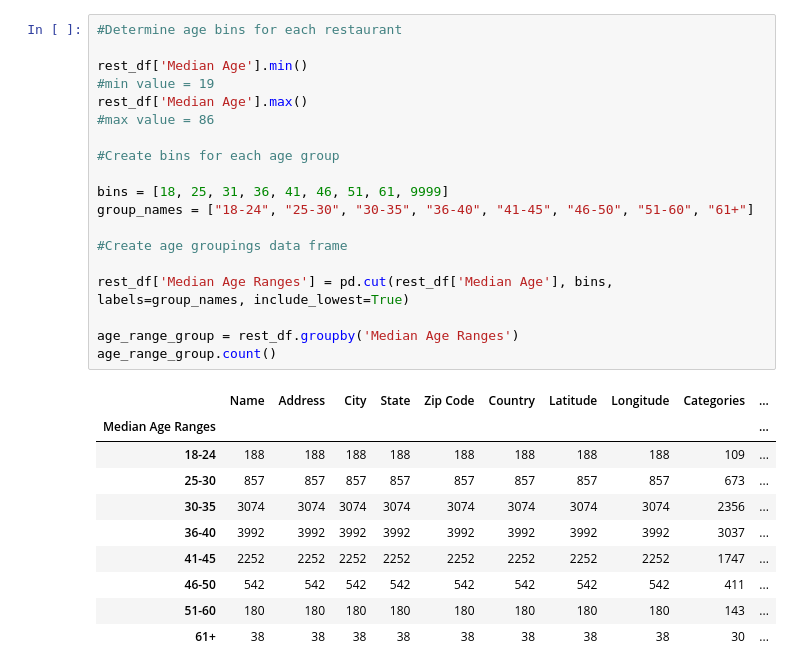
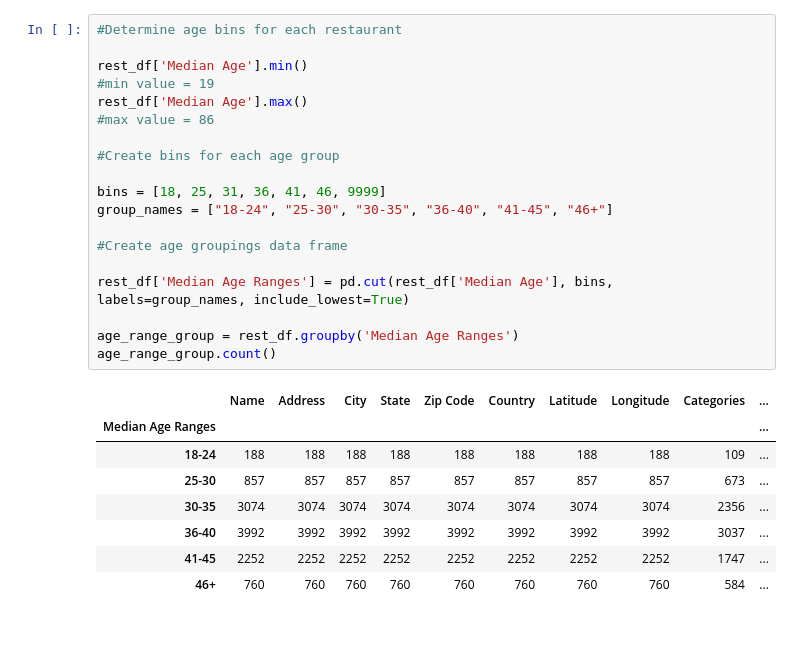
Before and after one commit to JeniLam/Project1_Group2, a Jupyter notebook: age_demographics.ipynb, the cells around one changed output. Drawn from its saved outputs; the diff is of its cells as text; blank space fills up the shorter version.

```diff
--- a/age_demographics.ipynb
+++ b/age_demographics.ipynb
@@ -47,33 +46,31 @@ yum_df
 # %%
 #Determine age bins for each restaurant
 
 rest_df['Median Age'].min()
 #min value = 19
 rest_df['Median Age'].max()
 #max value = 86
 
 #Create bins for each age group
 
-bins = [18, 25, 31, 36, 41, 46, 51, 61, 9999]
-group_names = ["18-24", "25-30", "30-35", "36-40", "41-45", "46-50", "51-60", "61+"]
+bins = [18, 25, 31, 36, 41, 46, 9999]
+group_names = ["18-24", "25-30", "30-35", "36-40", "41-45", "46+"]
 
 #Create age groupings data frame
 
 rest_df['Median Age Ranges'] = pd.cut(rest_df['Median Age'], bins, labels=group_names, include_lowest=True)
 
 age_range_group = rest_df.groupby('Median Age Ranges')
 age_range_group.count()
 # %% [output]
 |  | Name | Address | City | State | Zip Code | Country | Latitude | Longitude | Categories | ... |
 | Median Age Ranges |  |  |  |  |  |  |  |  |  | ... |
 | 18-24 | 188 | 188 | 188 | 188 | 188 | 188 | 188 | 188 | 109 | ... |
 | 25-30 | 857 | 857 | 857 | 857 | 857 | 857 | 857 | 857 | 673 | ... |
 | 30-35 | 3074 | 3074 | 3074 | 3074 | 3074 | 3074 | 3074 | 3074 | 2356 | ... |
 | 36-40 | 3992 | 3992 | 3992 | 3992 | 3992 | 3992 | 3992 | 3992 | 3037 | ... |
 | 41-45 | 2252 | 2252 | 2252 | 2252 | 2252 | 2252 | 2252 | 2252 | 1747 | ... |
-| 46-50 | 542 | 542 | 542 | 542 | 542 | 542 | 542 | 542 | 411 | ... |
-| 51-60 | 180 | 180 | 180 | 180 | 180 | 180 | 180 | 180 | 143 | ... |
-| 61+ | 38 | 38 | 38 | 38 | 38 | 38 | 38 | 38 | 30 | ... |
+| 46+ | 760 | 760 | 760 | 760 | 760 | 760 | 760 | 760 | 584 | ... |
 # %%
 # Create Chipotle age groupings
 
```
Also changed, not shown: parts of 5 cells of this notebook.
